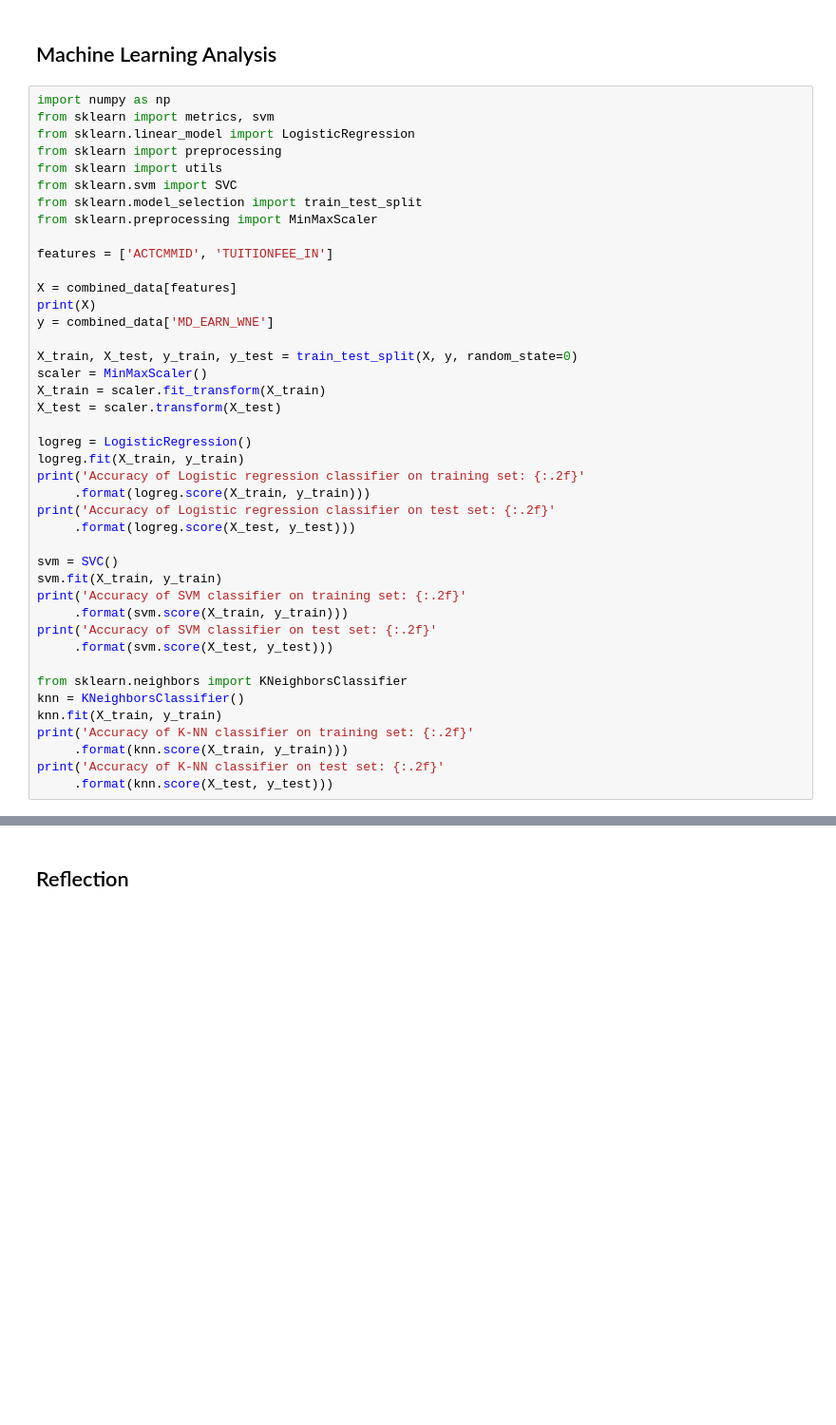
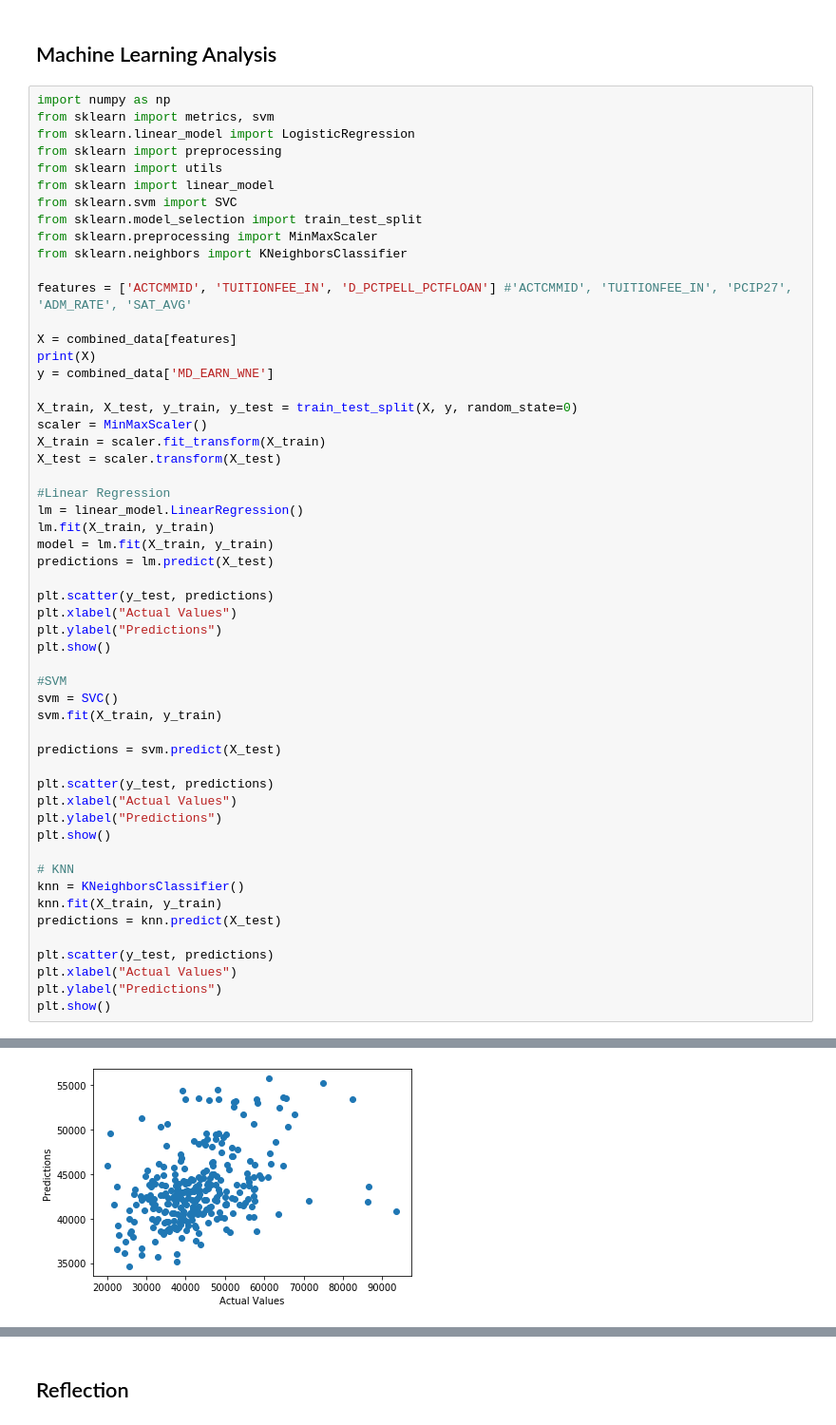
Before and after one commit to YJDave/cs418-s20-cs418_spring20_mighty_python, a Jupyter notebook: EduWorth.ipynb, the cells around one changed output, grey strips where cells are left out. Shown at 95% size. Cells and saved outputs as stored; diff of their text form; blank space fills up the shorter version.

Commit message:
Added linear regression and it provides a much better result

```diff
--- a/EduWorth.ipynb
+++ b/EduWorth.ipynb
@@ -128,11 +136,13 @@ from sklearn import metrics, svm
 from sklearn.linear_model import LogisticRegression
 from sklearn import preprocessing
 from sklearn import utils
+from sklearn import linear_model
 from sklearn.svm import SVC
 from sklearn.model_selection import train_test_split
 from sklearn.preprocessing import MinMaxScaler
+from sklearn.neighbors import KNeighborsClassifier
 
-features = ['ACTCMMID', 'TUITIONFEE_IN']
+features = ['ACTCMMID', 'TUITIONFEE_IN', 'D_PCTPELL_PCTFLOAN'] #'ACTCMMID', 'TUITIONFEE_IN', 'PCIP27', 'ADM_RATE', 'SAT_AVG'
 
 X = combined_data[features]
 print(X)
@@ -143,25 +153,35 @@ scaler = MinMaxScaler()
 X_train = scaler.fit_transform(X_train)
 X_test = scaler.transform(X_test)
 
-logreg = LogisticRegression()
-logreg.fit(X_train, y_train)
-print('Accuracy of Logistic regression classifier on training set: {:.2f}'
-     .format(logreg.score(X_train, y_train)))
-print('Accuracy of Logistic regression classifier on test set: {:.2f}'
-     .format(logreg.score(X_test, y_test)))
+#Linear Regression
+lm = linear_model.LinearRegression()
+lm.fit(X_train, y_train)
+model = lm.fit(X_train, y_train)
+predictions = lm.predict(X_test)
 
+plt.scatter(y_test, predictions)
+plt.xlabel("Actual Values")
+plt.ylabel("Predictions")
+plt.show()
+
+#SVM
 svm = SVC()
 svm.fit(X_train, y_train)
-print('Accuracy of SVM classifier on training set: {:.2f}'
-     .format(svm.score(X_train, y_train)))
-print('Accuracy of SVM classifier on test set: {:.2f}'
-     .format(svm.score(X_test, y_test)))
 
-from sklearn.neighbors import KNeighborsClassifier
+predictions = svm.predict(X_test)
+
+plt.scatter(y_test, predictions)
+plt.xlabel("Actual Values")
+plt.ylabel("Predictions")
+plt.show()
+
+# KNN
 knn = KNeighborsClassifier()
 knn.fit(X_train, y_train)
-print('Accuracy of K-NN classifier on training set: {:.2f}'
-     .format(knn.score(X_train, y_train)))
-print('Accuracy of K-NN classifier on test set: {:.2f}'
-     .format(knn.score(X_test, y_test)))
+predictions = knn.predict(X_test)
+
+plt.scatter(y_test, predictions)
+plt.xlabel("Actual Values")
+plt.ylabel("Predictions")
+plt.show()
 # %% [output]
@@ -187,0 +202 @@ Accuracy of K-NN classifier on test set: 0.00
+[figure, added]
```
Also changed, not shown: parts of 6 cells of this notebook.
